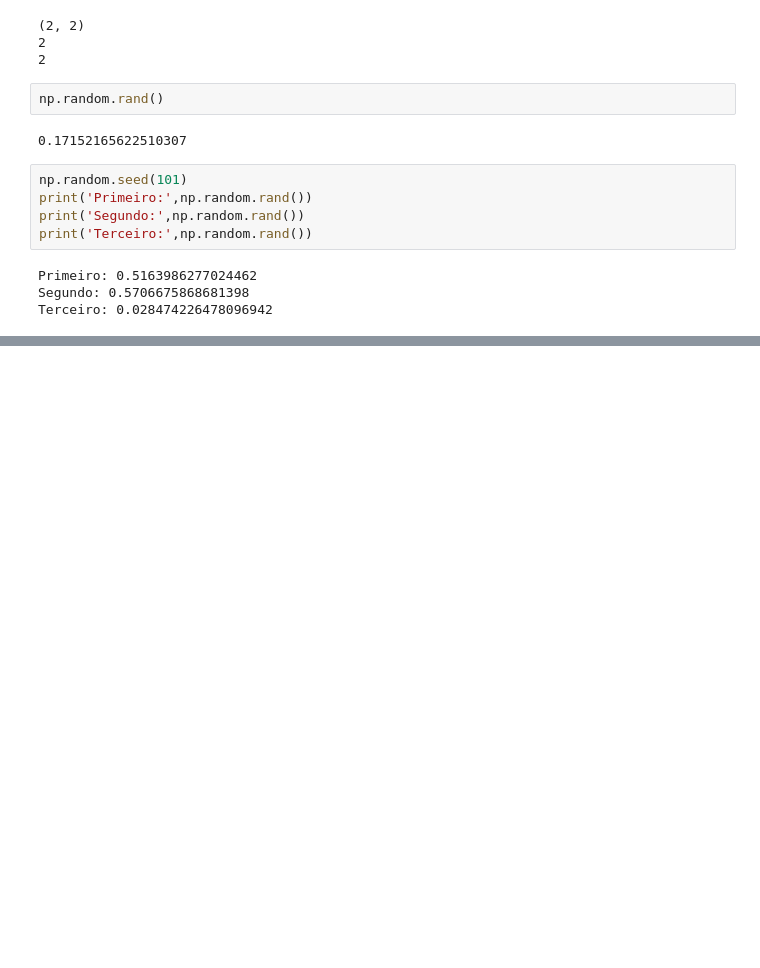
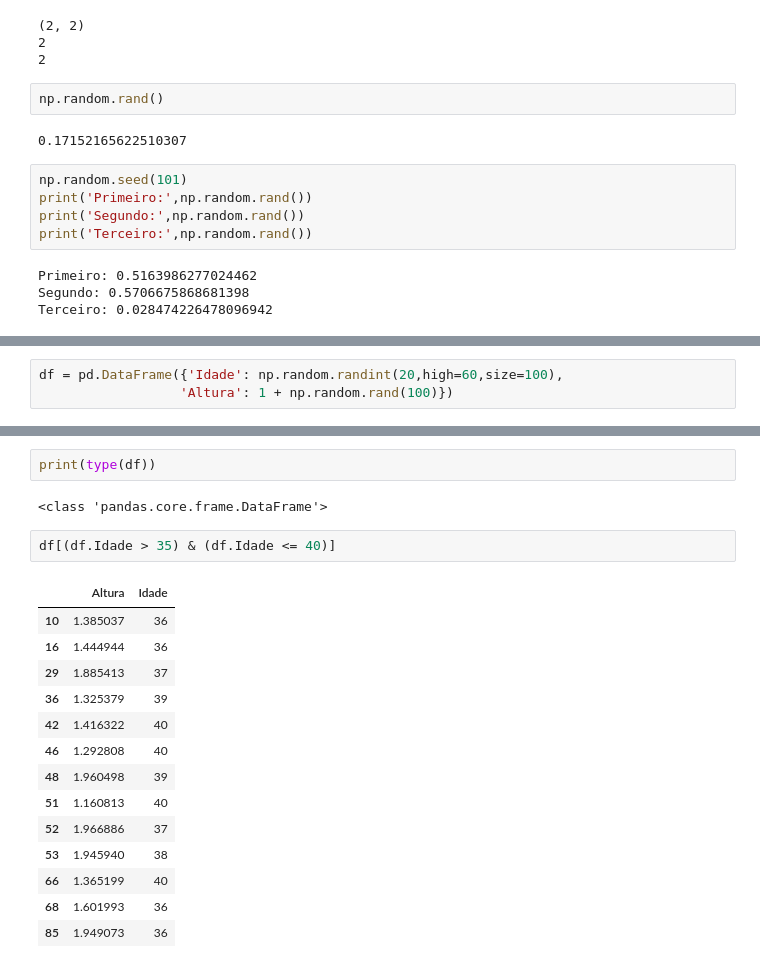
Before and after one commit to cleuton/datascience, a Jupyter notebook: book/capt6/Segundo.ipynb, the cells around one changed output, grey strips where cells are left out. Drawn from its saved outputs; the diff is of its cells as text; blank space fills up the shorter version.

```diff
--- a/book/capt6/Segundo.ipynb
+++ b/book/capt6/Segundo.ipynb
@@ -106,0 +129,3 @@ print(seq)
+# %%
+df = pd.DataFrame({'Idade': np.random.randint(20,high=60,size=100),
+                  'Altura': 1 + np.random.rand(100)})
@@ -106,0 +220,21 @@ print(seq)
+# %%
+print(type(df))
+# %% [output]
+<class 'pandas.core.frame.DataFrame'>
+# %%
+df[(df.Idade > 35) & (df.Idade <= 40)]
+# %% [output]
+|  | Altura | Idade |
+| 10 | 1.385037 | 36 |
+| 16 | 1.444944 | 36 |
+| 29 | 1.885413 | 37 |
+| 36 | 1.325379 | 39 |
+| 42 | 1.416322 | 40 |
+| 46 | 1.292808 | 40 |
+| 48 | 1.960498 | 39 |
+| 51 | 1.160813 | 40 |
+| 52 | 1.966886 | 37 |
+| 53 | 1.945940 | 38 |
+| 66 | 1.365199 | 40 |
+| 68 | 1.601993 | 36 |
+| 85 | 1.949073 | 36 |
```
Also changed, not shown: parts of 35 cells of this notebook, 1 other file.
